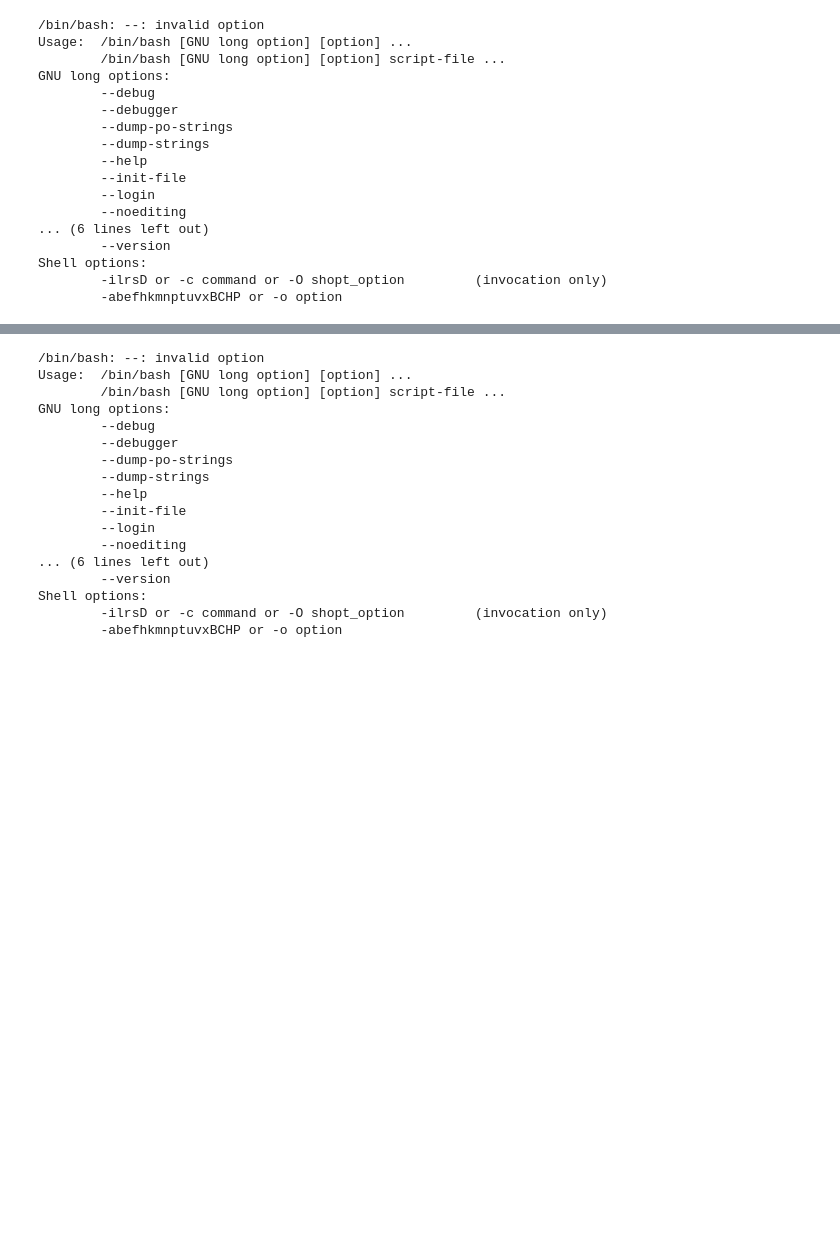
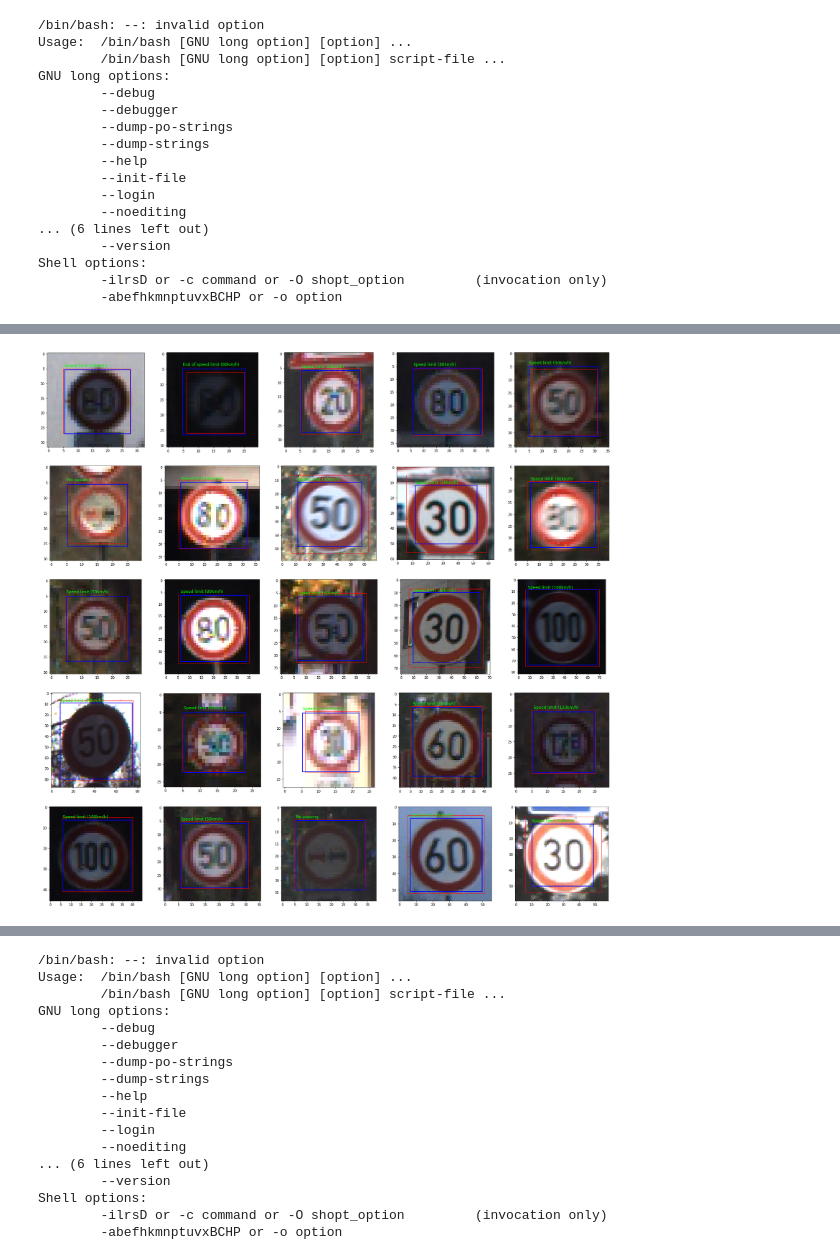
Before and after one commit to ethandsz/GTSRB-Classification-Localization, a Jupyter notebook: Localization&Classification_TrafficKeras.ipynb, the cells around one changed output, grey strips where cells are left out. Cells and saved outputs as stored; diff of their text form; code cells hidden in the pictures; blank space fills up the shorter version.

```diff
--- a/Localization&Classification_TrafficKeras.ipynb
+++ b/Localization&Classification_TrafficKeras.ipynb
@@ -747,3 +747,84 @@ Speed limit (70km/h)
 <matplotlib.patches.Rectangle at 0x...>
 <Figure size 432x432 with 0 Axes>
 [figure]
+# %%
+import random
+from matplotlib.image import imread
+import matplotlib.patches as patches
+import matplotlib.image as mpimg
+import cv2
+
+
+test = pd.read_csv('Test.csv')
+imgs = test["Path"].values
+check = test["ClassId"].between(0,9, inclusive = True)
+vals = test[check]
+pt = vals["Path"].sample().item()
+fig = plt.figure
+fig = plt.figure(figsize=(30,30))
+
+
+#fig, ax = plt.subplots()
+
+#plt.show()
+for i in range(1,26):
+  pt = vals["Path"].sample().item()
+  print("HI")
+  ax = fig.add_subplot(5,5, i)
+  random_img_path ='./' + pt #random.choice(imgs)
+  rand_img = imread(random_img_path)
+  print(random_img_path)
+  plt.imshow(rand_img)
+  new_array = cv2.resize(rand_img, (IMG_WIDTH, IMG_HEIGHT))
+  new_array = new_array.reshape(-1, IMG_WIDTH, IMG_HEIGHT, 3)
+  pred = model.predict(new_array)
+  #classPred = ClassModel.predict(new_array)
+  print(np.argmax(pred[1],axis=1))
+#  fig = plt.xlabel(rand_img.shape[1], fontsize = 20)#width of image
+#  fig = plt.ylabel(rand_img.shape[0], fontsize = 20)#height of image
+
+  x1 = test.loc[test['Path'] == random_img_path[2:]]["Roi.X1"].item()
+  x2 = test.loc[test['Path'] == random_img_path[2:]]["Roi.X2"].item()
+  y1 = test.loc[test['Path'] == random_img_path[2:]]["Roi.Y1"].item()
+  y2 = test.loc[test['Path'] == random_img_path[2:]]["Roi.Y2"].item()
+
+  height = test.loc[test['Path'] == random_img_path[2:]]["Height"].item()
+  width = test.loc[test['Path'] == random_img_path[2:]]["Width"].item()
+
+  print(x1)
+  print(x2)
+  print(y1)
+  print(y2)
+  rect = patches.Rectangle((x1, y1), x2-x1, y2-y1, linewidth=1, edgecolor='r', facecolor='none')
+  ax.add_patch(rect)
+  classes_x=np.argmax(pred[1],axis=1)
+  print(labels[int(classes_x)])
+  print(pred)
+  print(labels)
+
+  # pred_x1 = (pred[0][0])
+  # pred_x2 = (pred[0][1])
+  # pred_y1 = (pred[0][2])
+  # pred_y2 = (pred[0][3])
+
+
+  pred_x1 = (pred[0][0][0]) *width
+  pred_x2 = (pred[0][0][1]) *width
+  pred_y1 = (pred[0][0][2]) *height
+  pred_y2 = (pred[0][0][3]) *height
+
+  # pred_x1 = inverse_sigmoid(pred[0][0])
+  # pred_x2 = inverse_sigmoid(pred[0][1])
+  # pred_y1 = inverse_sigmoid(pred[0][2])
+  # pred_y2 = inverse_sigmoid(pred[0][3])
+
+  print(pred_x1)
+  print(pred_x2)
+  print(pred_y1)
+  print(pred_y2)
+
+  text = plt.text(pred_x1, pred_y1-1, labels[int(classes_x)], fontsize=12, color = 'lime')
+
+  rect = patches.Rectangle((pred_x1, pred_y1), pred_x2-pred_x1, pred_y2-pred_y1, linewidth=2, edgecolor='b', facecolor='none')
+  ax.add_patch(rect)
+# %% [output]
@@ -750,3 +848,4 @@ Speed limit (70km/h)
+[figure, added]
 # %%
 %ls
 # %% [output]
```
Also changed, not shown: parts of 13 cells of this notebook.
